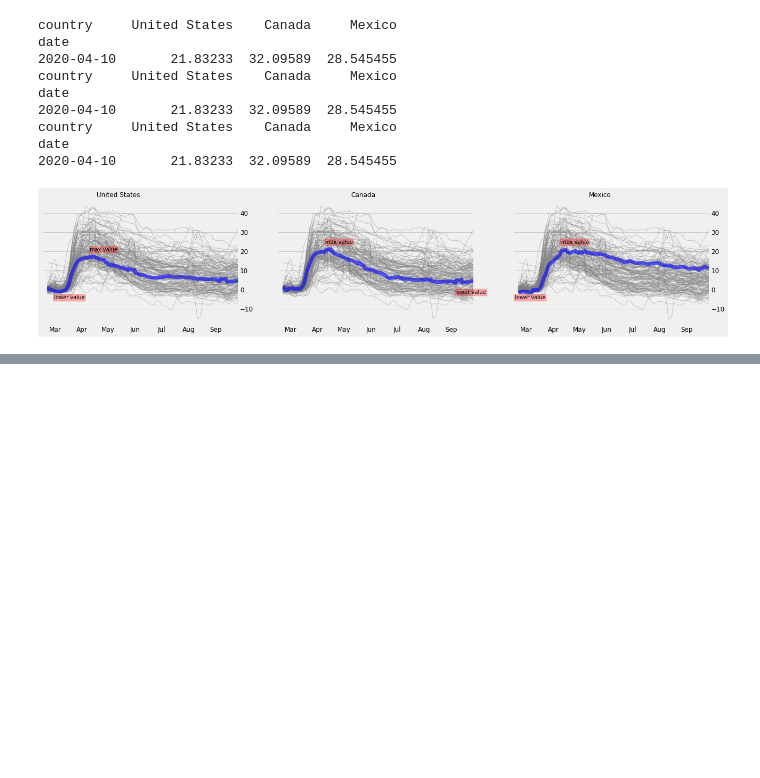
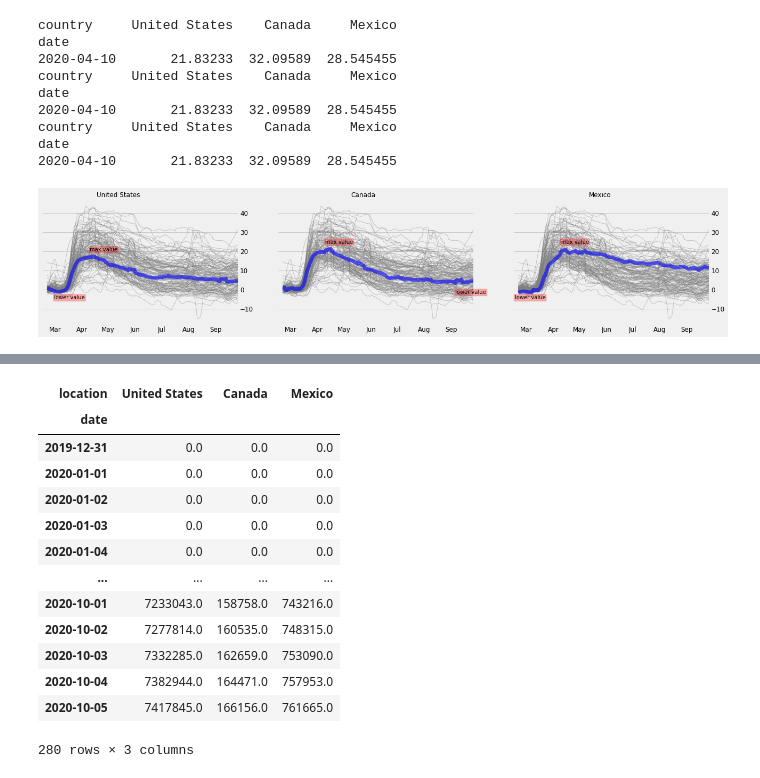
Before and after one commit to thyall/Nafta-Pandemic, a Jupyter notebook: NAFTA.ipynb, the cells around one changed output, grey strips where cells are left out. Saved outputs shown, nothing was run; the diff lists cells and outputs as text; code cells hidden in the pictures; blank space fills up the shorter version.

```diff
--- a/NAFTA.ipynb
+++ b/NAFTA.ipynb
@@ -165,0 +232,17 @@ plt.show()
+# %%
+data_country2.groupby(by=[data_country2.index,"location"]).mean().unstack()["total_cases"][['United States','Canada','Mexico']]
+# %% [output]
+| location | United States | Canada | Mexico |
+| date |  |  |  |
+| 2019-12-31 | 0.0 | 0.0 | 0.0 |
+| 2020-01-01 | 0.0 | 0.0 | 0.0 |
+| 2020-01-02 | 0.0 | 0.0 | 0.0 |
+| 2020-01-03 | 0.0 | 0.0 | 0.0 |
+| 2020-01-04 | 0.0 | 0.0 | 0.0 |
+| ... | ... | ... | ... |
+| 2020-10-01 | 7233043.0 | 158758.0 | 743216.0 |
+| 2020-10-02 | 7277814.0 | 160535.0 | 748315.0 |
+| 2020-10-03 | 7332285.0 | 162659.0 | 753090.0 |
+| 2020-10-04 | 7382944.0 | 164471.0 | 757953.0 |
+| 2020-10-05 | 7417845.0 | 166156.0 | 761665.0 |
+280 rows × 3 columns
```
Also changed, not shown: parts of 7 cells of this notebook, 1 other file.
